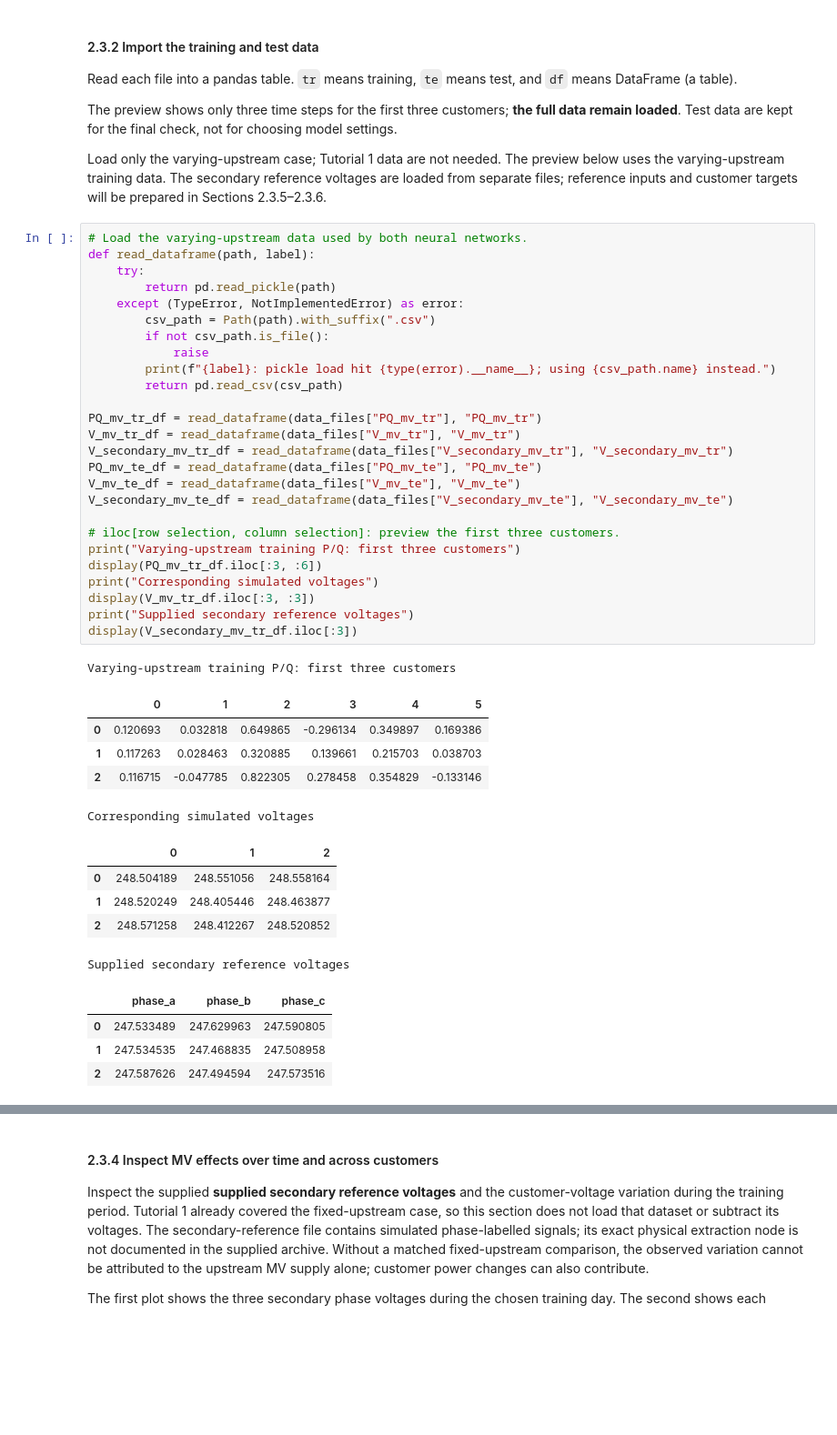
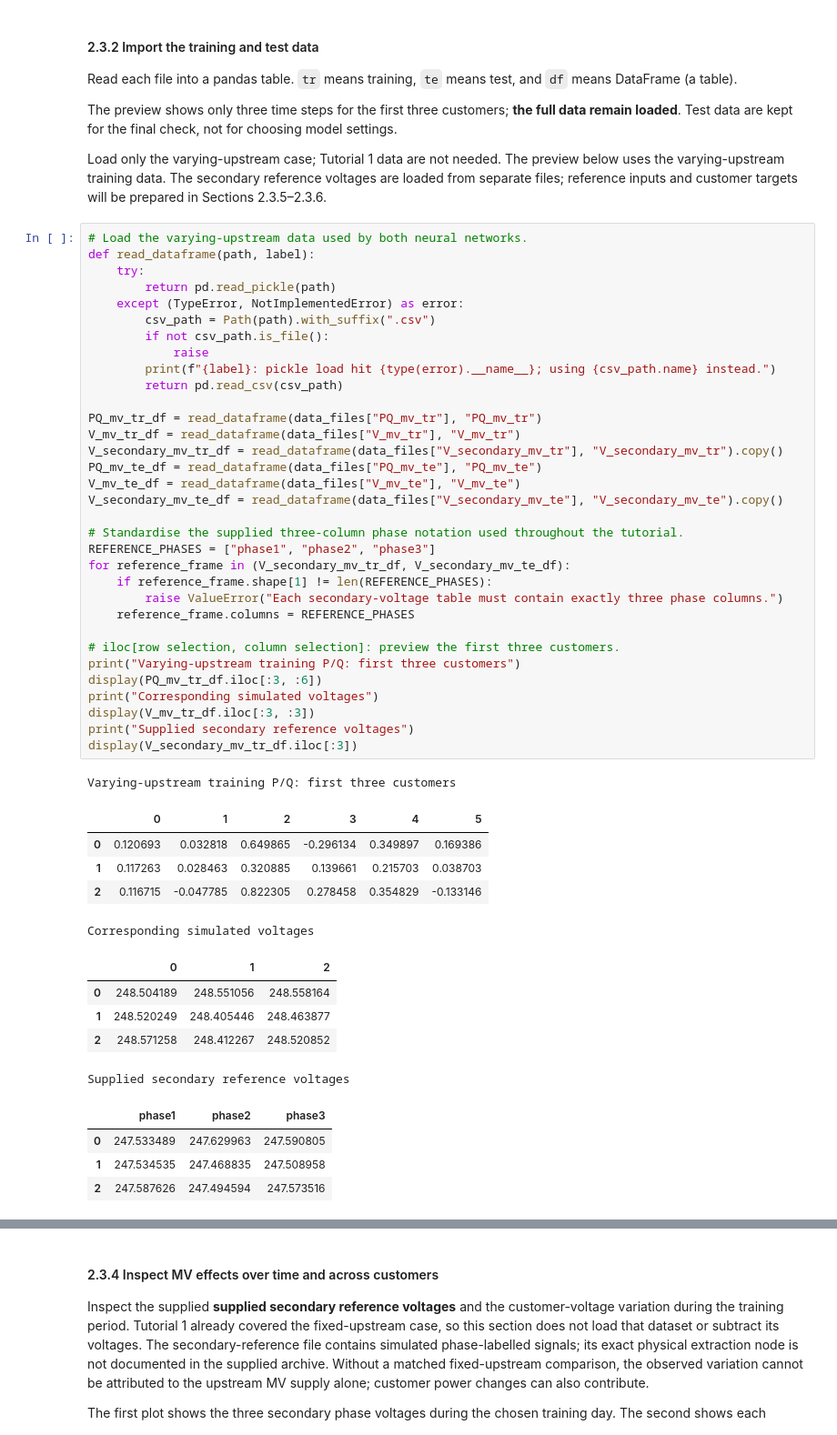
Before and after one commit to Team-Nando-Capstone/Capstone_project_2026_sem1, a Jupyter notebook: Tutorial_2_MV_Effects_Reference_Voltage/Tutorial_2_MV_Effects_Reference_Voltage.ipynb, the cells around one changed output, grey strips where cells are left out. Shown at 91% size. Drawn from its saved outputs; the diff is of its cells as text; blank space fills up the shorter version.

```diff
--- a/Tutorial_2_MV_Effects_Reference_Voltage/Tutorial_2_MV_Effects_Reference_Voltage.ipynb
+++ b/Tutorial_2_MV_Effects_Reference_Voltage/Tutorial_2_MV_Effects_Reference_Voltage.ipynb
@@ -299,36 +303,43 @@ def read_dataframe(path, label):
         csv_path = Path(path).with_suffix(".csv")
         if not csv_path.is_file():
             raise
         print(f"{label}: pickle load hit {type(error).__name__}; using {csv_path.name} instead.")
         return pd.read_csv(csv_path)
 
 PQ_mv_tr_df = read_dataframe(data_files["PQ_mv_tr"], "PQ_mv_tr")
 V_mv_tr_df = read_dataframe(data_files["V_mv_tr"], "V_mv_tr")
-V_secondary_mv_tr_df = read_dataframe(data_files["V_secondary_mv_tr"], "V_secondary_mv_tr")
+V_secondary_mv_tr_df = read_dataframe(data_files["V_secondary_mv_tr"], "V_secondary_mv_tr").copy()
 PQ_mv_te_df = read_dataframe(data_files["PQ_mv_te"], "PQ_mv_te")
 V_mv_te_df = read_dataframe(data_files["V_mv_te"], "V_mv_te")
-V_secondary_mv_te_df = read_dataframe(data_files["V_secondary_mv_te"], "V_secondary_mv_te")
+V_secondary_mv_te_df = read_dataframe(data_files["V_secondary_mv_te"], "V_secondary_mv_te").copy()
+
+# Standardise the supplied three-column phase notation used throughout the tutorial.
+REFERENCE_PHASES = ["phase1", "phase2", "phase3"]
+for reference_frame in (V_secondary_mv_tr_df, V_secondary_mv_te_df):
+    if reference_frame.shape[1] != len(REFERENCE_PHASES):
+        raise ValueError("Each secondary-voltage table must contain exactly three phase columns.")
+    reference_frame.columns = REFERENCE_PHASES
 
 # iloc[row selection, column selection]: preview the first three customers.
 print("Varying-upstream training P/Q: first three customers")
 display(PQ_mv_tr_df.iloc[:3, :6])
 print("Corresponding simulated voltages")
 display(V_mv_tr_df.iloc[:3, :3])
 print("Supplied secondary reference voltages")
 display(V_secondary_mv_tr_df.iloc[:3])
 # %% [output]
 Varying-upstream training P/Q: first three customers
 |  | 0 | 1 | 2 | 3 | 4 | 5 |
 | 0 | 0.120693 | 0.032818 | 0.649865 | -0.296134 | 0.349897 | 0.169386 |
 | 1 | 0.117263 | 0.028463 | 0.320885 | 0.139661 | 0.215703 | 0.038703 |
 | 2 | 0.116715 | -0.047785 | 0.822305 | 0.278458 | 0.354829 | -0.133146 |
 Corresponding simulated voltages
 |  | 0 | 1 | 2 |
 | 0 | 248.504189 | 248.551056 | 248.558164 |
 | 1 | 248.520249 | 248.405446 | 248.463877 |
 | 2 | 248.571258 | 248.412267 | 248.520852 |
 Supplied secondary reference voltages
-|  | phase_a | phase_b | phase_c |
+|  | phase1 | phase2 | phase3 |
 | 0 | 247.533489 | 247.629963 | 247.590805 |
 | 1 | 247.534535 | 247.468835 | 247.508958 |
 | 2 | 247.587626 | 247.494594 | 247.573516 |
```
Also changed, not shown: parts of 17 cells of this notebook, 10 other files.
